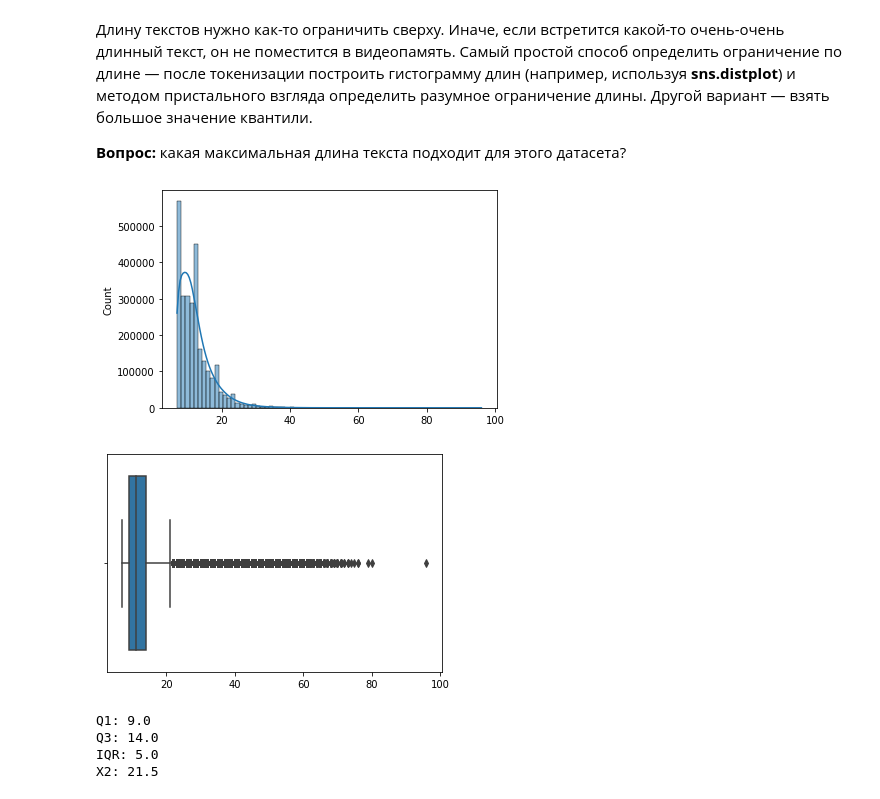
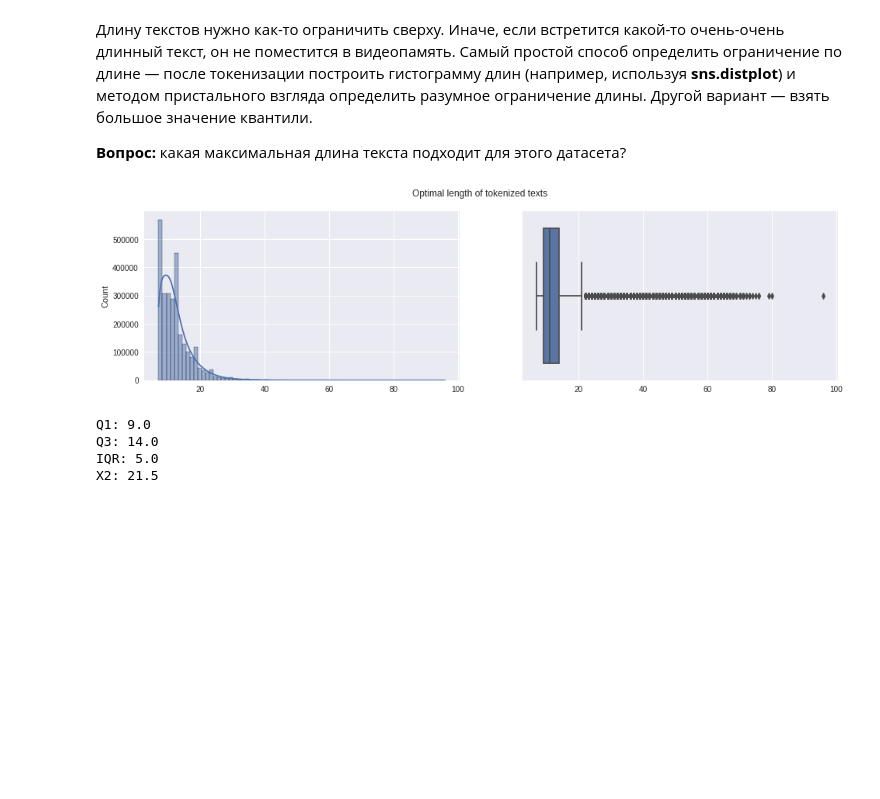
Before and after one commit to SmirnovAlexander/NLP, a Jupyter notebook: 03_bert/bert.ipynb, the cells around one changed output. Drawn from its saved outputs; the diff is of its cells as text; code cells hidden in the pictures; blank space fills up the shorter version.

```diff
--- a/03_bert/bert.ipynb
+++ b/03_bert/bert.ipynb
@@ -398,16 +403,17 @@ lengths = list(map(lambda x: len(x[0]), ds))
 # %%
 import matplotlib.pyplot as plt
 import seaborn as sns
+plt.style.use("seaborn")
 
 
-sns.histplot(lengths, bins=len(set(lengths)), kde=True, kde_kws={'bw_adjust': 3})
+fig, ax = plt.subplots(1, 2, figsize=(16,4))
+sns.histplot(lengths, bins=len(set(lengths)), kde=True, kde_kws={'bw_adjust': 3}, ax=ax[0])
+sns.boxplot(x=lengths, ax=ax[1])
+
+fig.suptitle("Optimal length of tokenized texts")
 plt.show()
-
-sns.boxplot(x=lengths)
-plt.show()
 # %% [output]
-[figure, old version]
+[figure, new version]
-[figure, removed]
 # %%
 Q1 = np.quantile(lengths, 0.25)
 Q3 = np.quantile(lengths, 0.75)
```
Also changed, not shown: parts of 9 cells of this notebook.
